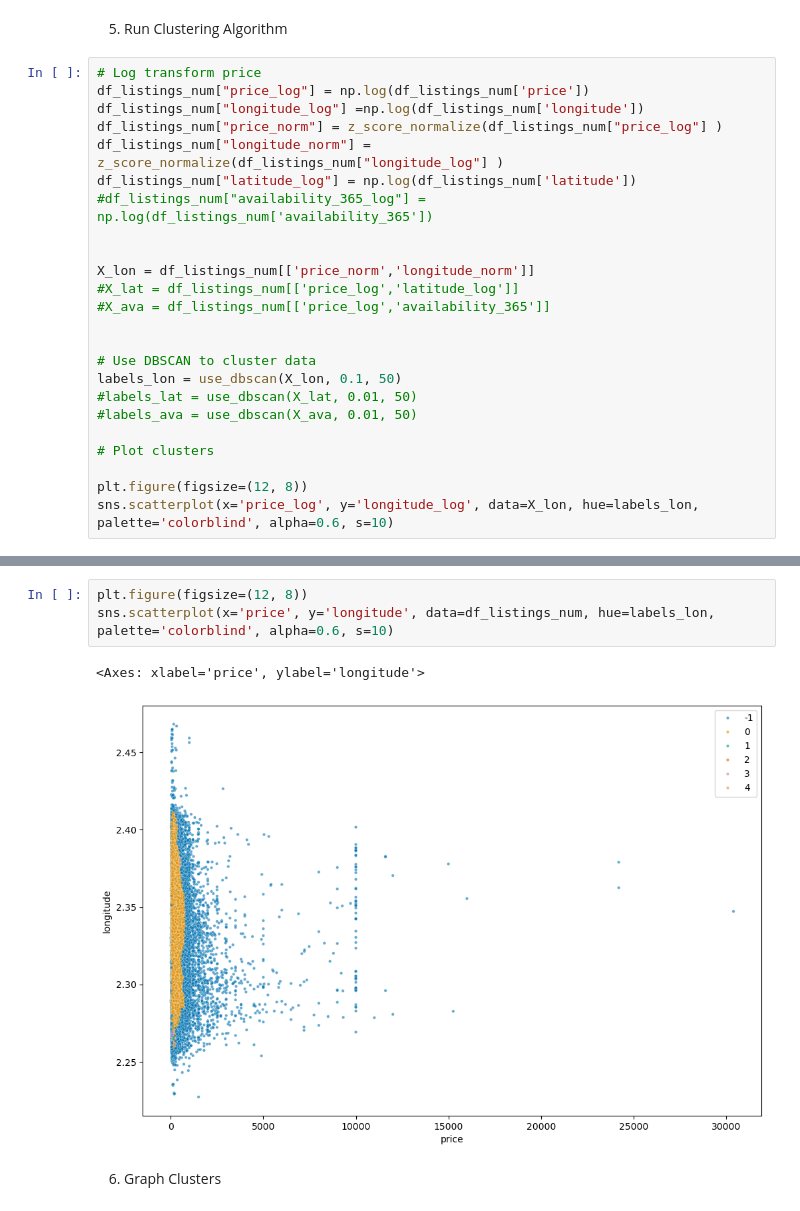
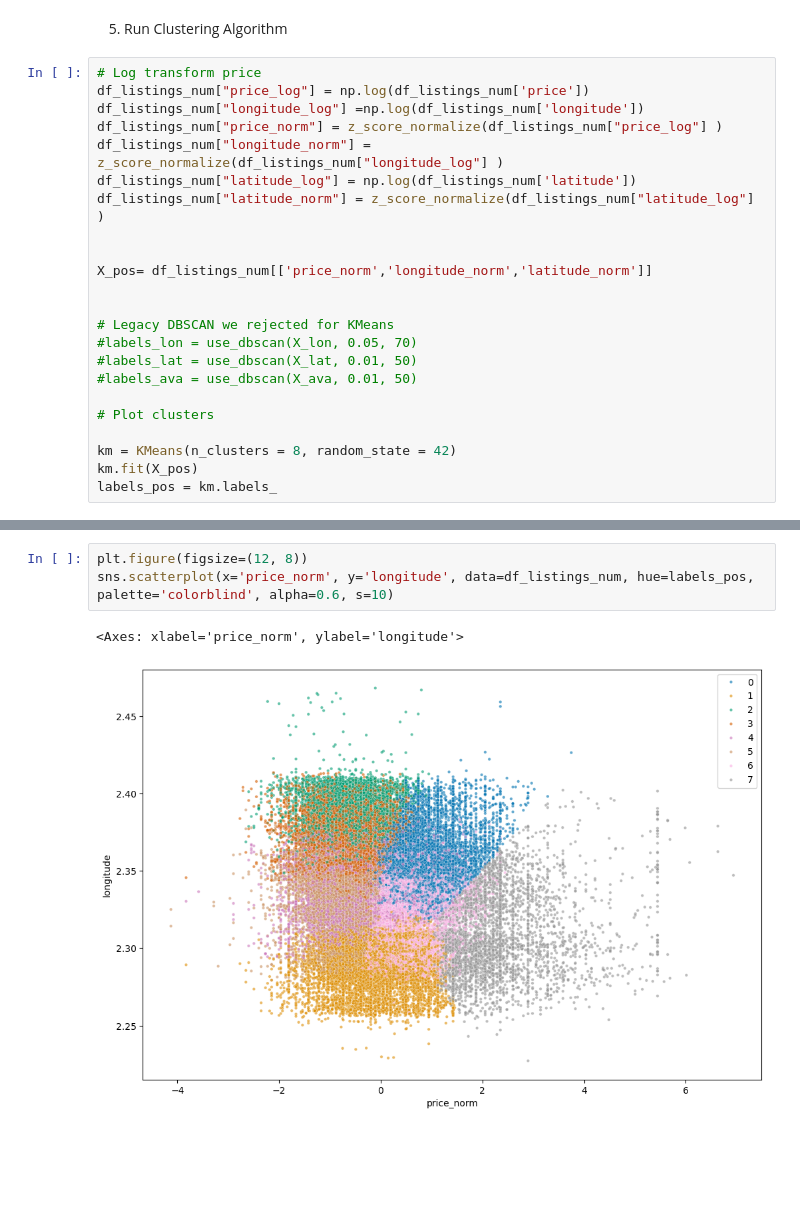
Before and after one commit to heinrichhegenbarth/KAN-CDSCO2004U_Machine_Learning_and_Deep_Learning, a Jupyter notebook: Assignment_1/assignment.ipynb, the cells around one changed output, grey strips where cells are left out. Cells and saved outputs as stored; diff of their text form; blank space fills up the shorter version.

Commit message:
Clustering updated with nice visuals

```diff
--- a/Assignment_1/assignment.ipynb
+++ b/Assignment_1/assignment.ipynb
@@ -266,20 +267,19 @@ df_listings_num["longitude_log"] =np.log(df_listings_num['longitude'])
 df_listings_num["price_norm"] = z_score_normalize(df_listings_num["price_log"] )
 df_listings_num["longitude_norm"] =  z_score_normalize(df_listings_num["longitude_log"] )
 df_listings_num["latitude_log"] = np.log(df_listings_num['latitude'])
-#df_listings_num["availability_365_log"] = np.log(df_listings_num['availability_365'])
+df_listings_num["latitude_norm"] = z_score_normalize(df_listings_num["latitude_log"] )
 
 
-X_lon = df_listings_num[['price_norm','longitude_norm']]
-#X_lat = df_listings_num[['price_log','latitude_log']]
-#X_ava = df_listings_num[['price_log','availability_365']]
+X_pos= df_listings_num[['price_norm','longitude_norm','latitude_norm']]
 
 
-# Use DBSCAN to cluster data
-labels_lon = use_dbscan(X_lon, 0.1, 50)
+# Legacy DBSCAN we rejected for KMeans
+#labels_lon = use_dbscan(X_lon, 0.05, 70)
 #labels_lat = use_dbscan(X_lat, 0.01, 50)
 #labels_ava = use_dbscan(X_ava, 0.01, 50)
 
 # Plot clusters
 
-plt.figure(figsize=(12, 8))
-sns.scatterplot(x='price_log', y='longitude_log', data=X_lon, hue=labels_lon, palette='colorblind', alpha=0.6, s=10)
+km = KMeans(n_clusters = 8, random_state = 42)
+km.fit(X_pos)
+labels_pos = km.labels_
@@ -290,8 +292,6 @@ sns.scatterplot(x='price_log', y='longitude_log', data=X_lon, hue=labels_lon, pa
 # %%
 plt.figure(figsize=(12, 8))
-sns.scatterplot(x='price', y='longitude', data=df_listings_num, hue=labels_lon, palette='colorblind', alpha=0.6, s=10)
+sns.scatterplot(x='price_norm', y='longitude', data=df_listings_num, hue=labels_pos, palette='colorblind', alpha=0.6, s=10)
 # %% [output]
-<Axes: xlabel='price', ylabel='longitude'>
+<Axes: xlabel='price_norm', ylabel='longitude'>
-[figure, old version]
+[figure, new version]
-# %% [markdown]
-6. Graph Clusters
```
Also changed, not shown: parts of 6 cells of this notebook.
